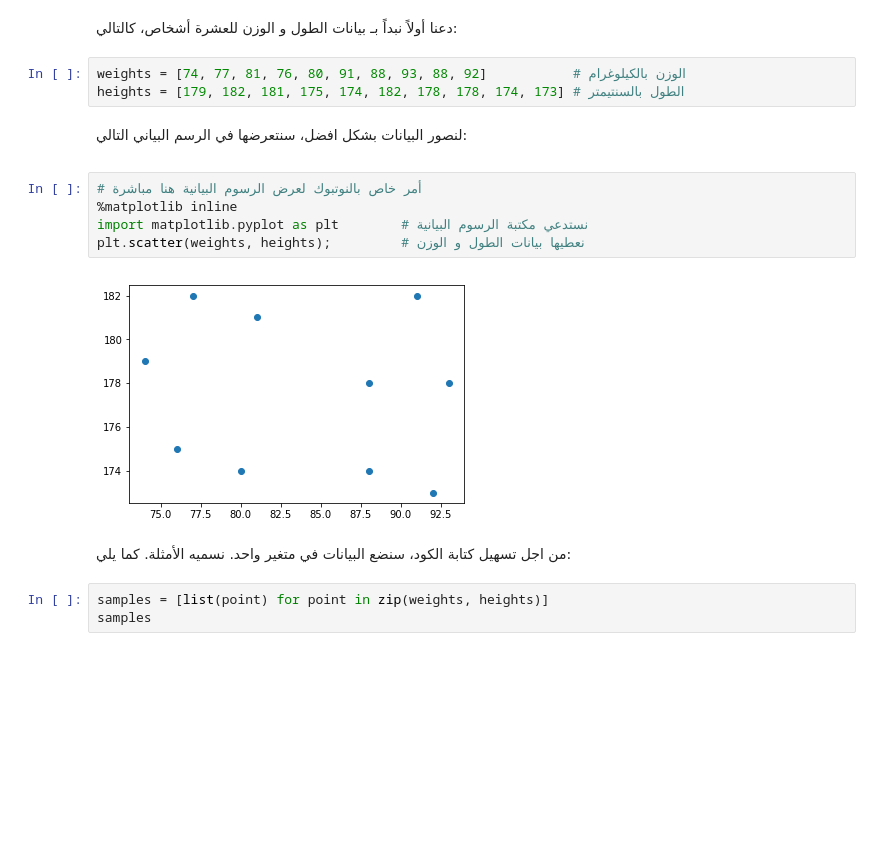
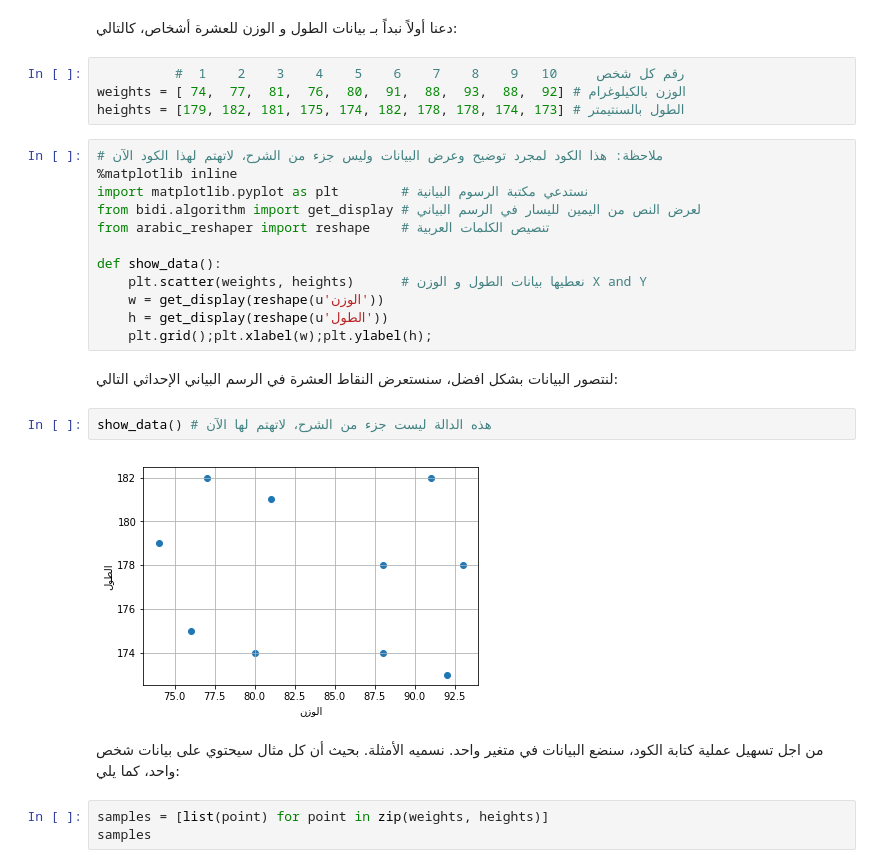
Before and after one commit to iamaziz/py_ml_and_algorithms-in-ar, a Jupyter notebook: machine_learning/clustering/k_means.ipynb, the cells around one changed output. Cells and saved outputs as stored; diff of their text form; blank space fills up the shorter version.

```diff
--- a/machine_learning/clustering/k_means.ipynb
+++ b/machine_learning/clustering/k_means.ipynb
@@ -37,27 +73,33 @@ Related tweet:
 
 </div>
 # %%
-weights = [74, 77, 81, 76, 80, 91, 88, 93, 88, 92]           # الوزن بالكيلوغرام
+          #  1    2    3    4    5    6    7    8    9   10     رقم كل شخص
+weights = [ 74,  77,  81,  76,  80,  91,  88,  93,  88,  92] # الوزن بالكيلوغرام
 heights = [179, 182, 181, 175, 174, 182, 178, 178, 174, 173] # الطول بالسنتيمتر
+# %%
+# ملاحظة: هذا الكود لمجرد توضيح وعرض البيانات وليس جزء من الشرح، لاتهتم لهذا الكود الآن
+%matplotlib inline
+import matplotlib.pyplot as plt        # نستدعي مكتبة الرسوم البيانية
+from bidi.algorithm import get_display # لعرض النص من اليمين لليسار في الرسم البياني
+from arabic_reshaper import reshape    # تنصيص الكلمات العربية
+
+def show_data():
+    plt.scatter(weights, heights)      # نعطيها بيانات الطول و الوزن X and Y
+    w = get_display(reshape(u'الوزن'))
+    h = get_display(reshape(u'الطول'))
+    plt.grid();plt.xlabel(w);plt.ylabel(h);
 # %% [markdown]
 <div dir="rtl" lang="ar">
-<meta charset="utf-8">
-
-لنصور البيانات بشكل افضل، سنتعرضها في الرسم البياني التالي:
-
+لنتصور البيانات بشكل افضل، سنستعرض النقاط العشرة في الرسم البياني الإحداثي التالي:
 </div>
-# %%
-# أمر خاص بالنوتبوك لعرض الرسوم البيانية هنا مباشرة
-%matplotlib inline
-import matplotlib.pyplot as plt        # نستدعي مكتبة الرسوم البيانية
-plt.scatter(weights, heights);         # نعطيها بيانات الطول و الوزن
-# %% [output]
-[figure, removed]
+# %%
+show_data() # هذه الدالة ليست جزء من الشرح، لاتهتم لها الآن
+# %% [output]
+[figure, added]
 # %% [markdown]
 <div dir="rtl" lang="ar">
 <meta charset="utf-8">
-من اجل تسهيل كتابة الكود، سنضع البيانات في متغير واحد. نسميه الأمثلة. كما يلي:
-
+من اجل تسهيل عملية كتابة الكود، سنضع البيانات في متغير واحد. نسميه الأمثلة. بحيث أن كل مثال سيحتوي على بيانات شخص واحد، كما يلي:
 </div>
 # %%
 samples = [list(point) for point in zip(weights, heights)]
```
Also changed, not shown: parts of 45 cells of this notebook.
